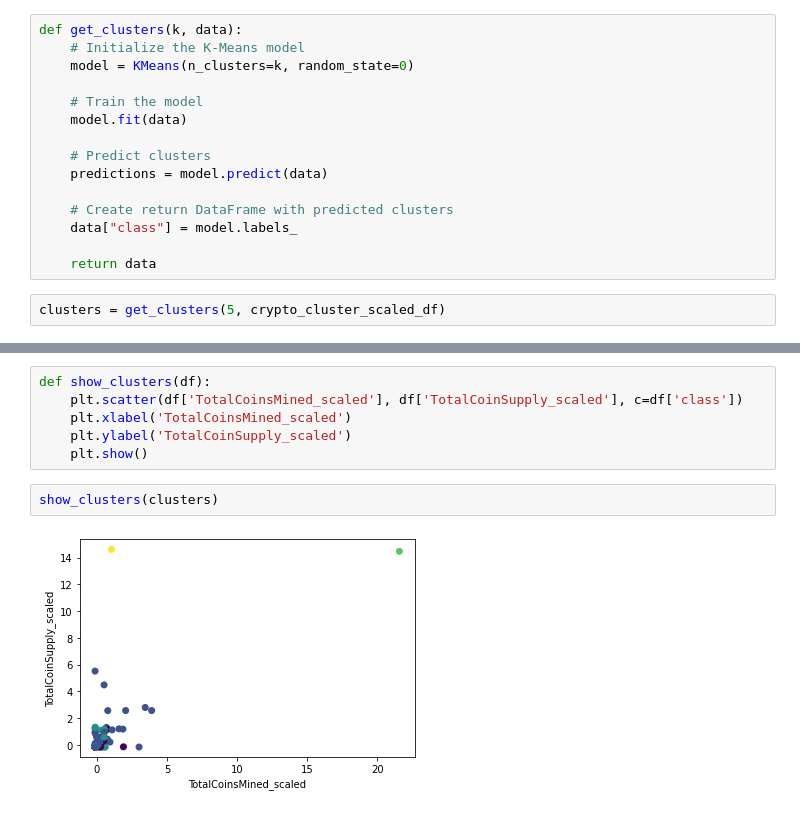
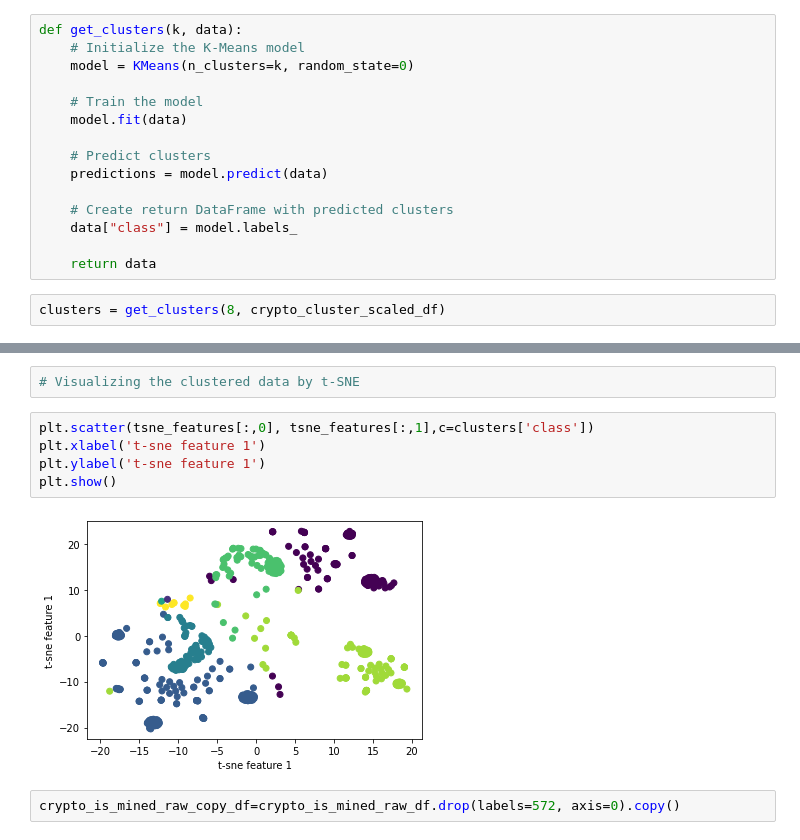
Before and after one commit to LingLv-git/unsupervised_machine_learning_chanllege, a Jupyter notebook: cryptocurrency_unsupervised_machine_learning.ipynb, the cells around one changed output, grey strips where cells are left out. Cells and saved outputs as stored; diff of their text form.

```diff
--- a/cryptocurrency_unsupervised_machine_learning.ipynb
+++ b/cryptocurrency_unsupervised_machine_learning.ipynb
@@ -199,4 +209,4 @@ def get_clusters(k, data):
 
     return data
 # %%
-clusters = get_clusters(5, crypto_cluster_scaled_df)
+clusters = get_clusters(8, crypto_cluster_scaled_df)
@@ -219,10 +227,11 @@ clusters
-# %%
-def show_clusters(df):
-    plt.scatter(df['TotalCoinsMined_scaled'], df['TotalCoinSupply_scaled'], c=df['class'])
-    plt.xlabel('TotalCoinsMined_scaled')
-    plt.ylabel('TotalCoinSupply_scaled')
-    plt.show()
-# %%
-show_clusters(clusters)
-# %% [output]
-[figure, removed]
+# %%
+# Visualizing the clustered data by t-SNE
+# %%
+plt.scatter(tsne_features[:,0], tsne_features[:,1],c=clusters['class'])
+plt.xlabel('t-sne feature 1')
+plt.ylabel('t-sne feature 1')
+plt.show()
+# %% [output]
+[figure, added]
+# %%
+crypto_is_mined_raw_copy_df=crypto_is_mined_raw_df.drop(labels=572, axis=0).copy()
```
Also changed, not shown: parts of 13 cells of this notebook.
